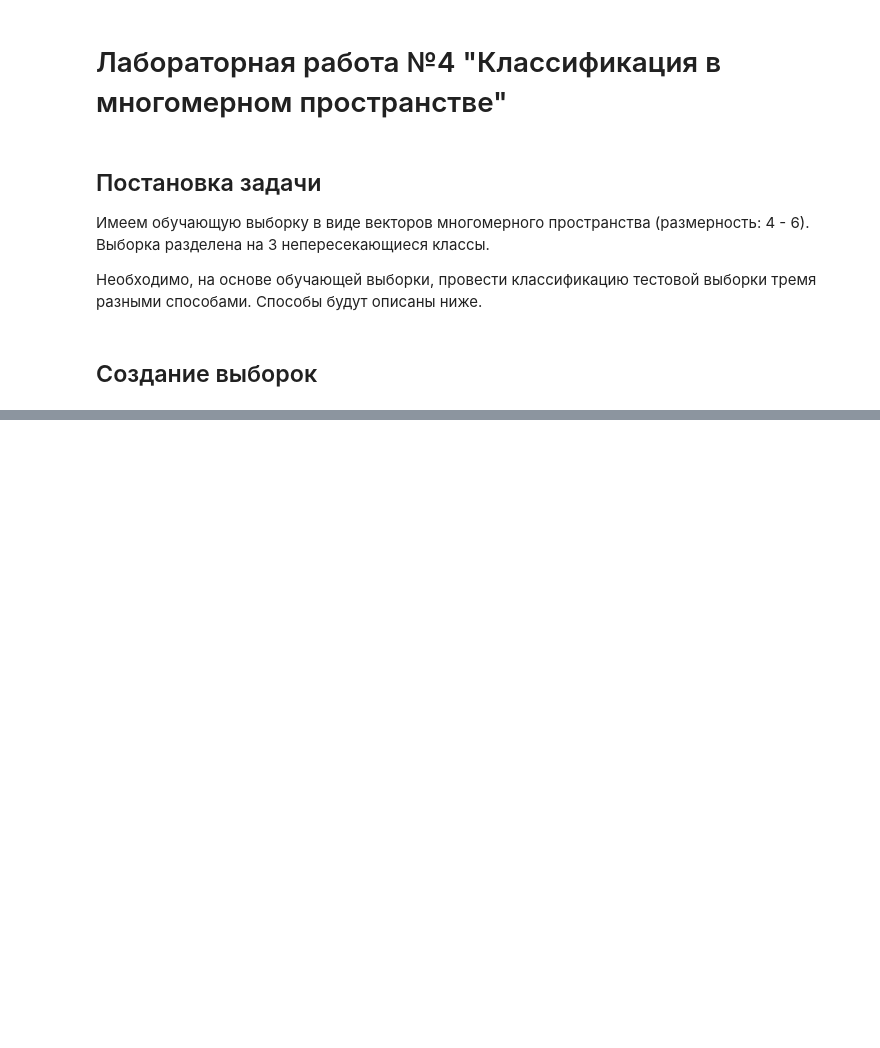
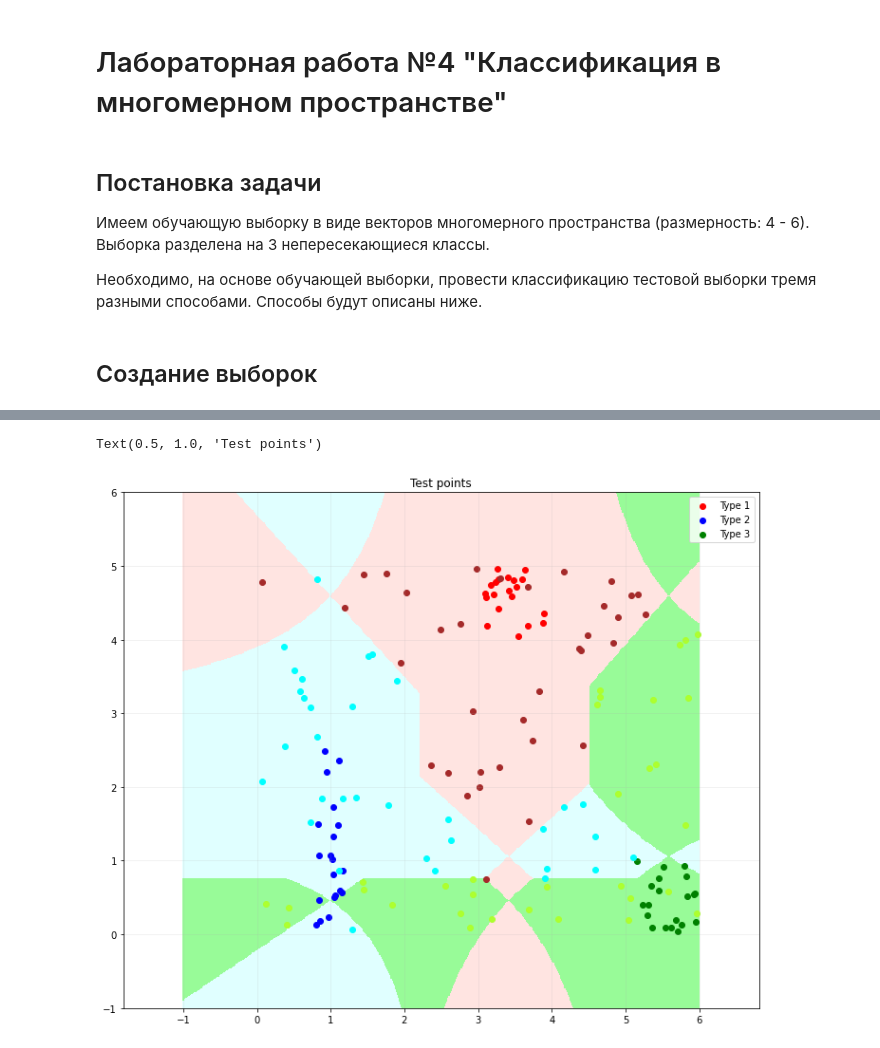
Before and after one commit to AlKravets/Pattern-Recognition, a Jupyter notebook: Lab4/Labwork 4.ipynb, the cells around one changed output, grey strips where cells are left out. Drawn from its saved outputs; the diff is of its cells as text; code cells hidden in the pictures; blank space fills up the shorter version.

```diff
--- a/Lab4/Labwork 4.ipynb
+++ b/Lab4/Labwork 4.ipynb
@@ -82,0 +301,5 @@ TypeError: 'NoneType' object cannot be interpreted as an integer
+# %%
+xx, yy = np.meshgrid(np.linspace(-1,6, 500),np.linspace(-1,6, 500))
+
+z = cls.predict(np.c_[xx.ravel(), yy.ravel()])
+Z = z.reshape(xx.shape)
@@ -82,0 +324,22 @@ TypeError: 'NoneType' object cannot be interpreted as an integer
+# %%
+from matplotlib.colors import ListedColormap, LinearSegmentedColormap
+fig = plt.figure(figsize = (12,10))
+colors = ['red', 'blue', 'green']
+res_colors = ['brown', 'cyan', 'greenyellow']
+labels = [f'Type {i+1}' for i in range(3)]
+
+cmap_light = ListedColormap(['mistyrose', 'lightcyan', 'palegreen'])
+plt.pcolormesh(xx, yy, Z, cmap=cmap_light)
+
+dots_list = X_train.reshape(3,20,2)
+for index,dots in enumerate(dots_list):
+    plt.scatter(dots.T[0], dots.T[1], c = colors[index], label = labels[index])
+for i in range(len(X_test)):
+    plt.scatter(X_test[i][0],X_test[i][1], c= res_colors[y_test[i]-1])
+plt.axis('equal')
+plt.grid(alpha=0.2)
+plt.legend()
+plt.title('Test points')
+# %% [output]
+Text(0.5, 1.0, 'Test points')
+[figure, added]
```
Also changed, not shown: parts of 32 cells of this notebook.
